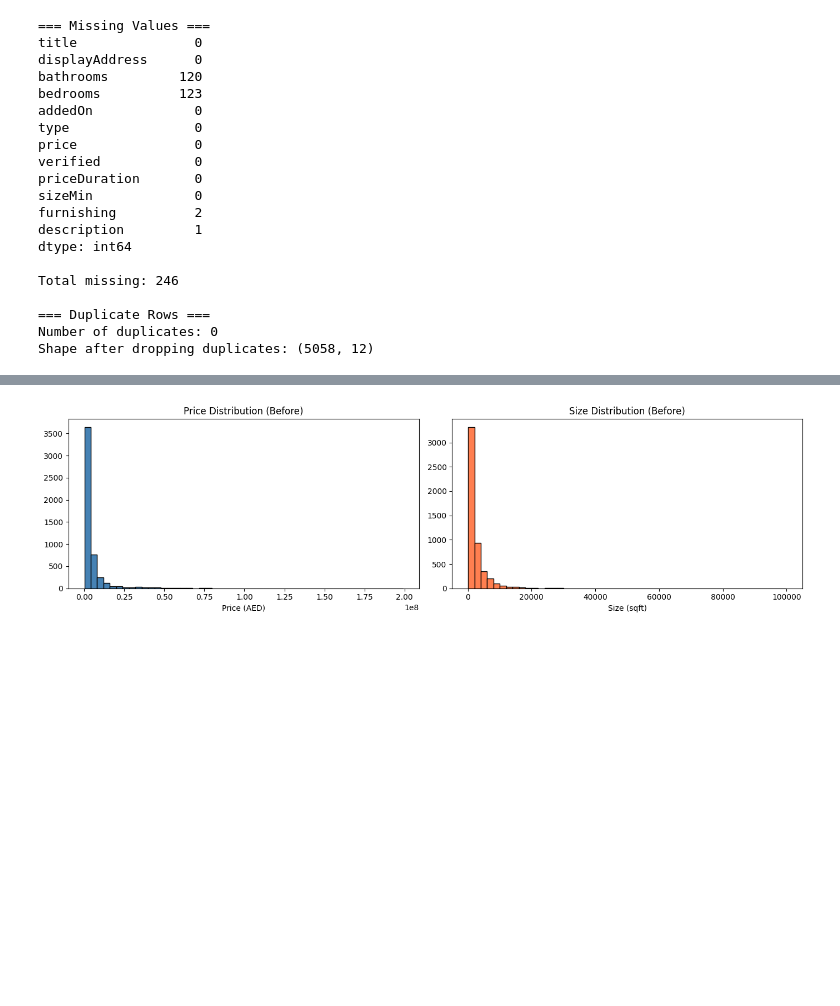
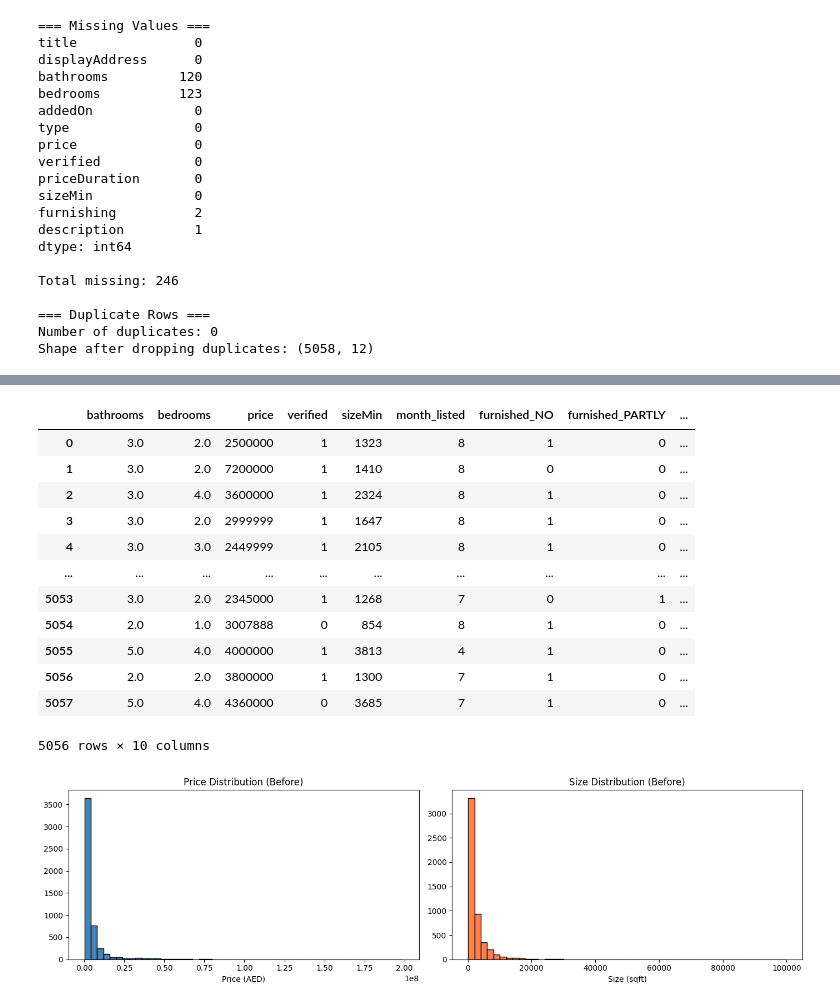
Before and after one commit to Jan-Hrusa/CSCI323_Project, a Jupyter notebook: CSCI323_PROJECT.ipynb, the cells around one changed output, grey strips where cells are left out. Saved outputs shown, nothing was run; the diff lists cells and outputs as text; code cells hidden in the pictures; blank space fills up the shorter version.

```diff
--- a/CSCI323_PROJECT.ipynb
+++ b/CSCI323_PROJECT.ipynb
@@ -167,3 +204,11 @@ sizeMin           0
 furnishing        0
 month_listed      0
 dtype: int64
+# %%
+# Encode Categorical Variables
+
+# 'verified': convert bool to int (True=1, False=0)
+df['verified'] = df['verified'].map({True: 1, False: 0})
+print("'verified' encoded: True -> 1, False -> 0")
+
+df
@@ -169,0 +230,6 @@ dtype: int64
+# %%
+# 'furnishing': one-hot encode (NO / YES / PARTLY)
+# drop_first=False so all 3 categories are visible and explainable
+
+df = pd.get_dummies(df, columns=['furnishing'], drop_first=False, sparse=False, prefix='furnished', dtype=int)
+df.info()
@@ -170,32 +254,26 @@ dtype: int64
 # %%
-# ─────────────────────────────────────────────
-# CELL 5 — Encode Categorical Variables
-# ─────────────────────────────────────────────
-
-# 'verified': convert bool to int (True=1, False=0)
-df['verified'] = df['verified'].astype(int)
-print("'verified' encoded: True→1, False→0")
-
-# 'furnishing': one-hot encode (NO / YES / PARTLY)
-# drop_first=False so all 3 categories are visible and explainable
-df = pd.get_dummies(df, columns=['furnishing'], prefix='furnished')
-print("'furnishing' one-hot encoded into columns:",
-      [c for c in df.columns if c.startswith('furnished')])
-
 # 'displayAddress': extract the city/area (last part after last comma)
 # e.g. "Binghatti Canal, Business Bay, Dubai" → "Dubai"
-df['city'] = df['displayAddress'].str.split(',').str[-1].str.strip()
+df['city'] = df['displayAddress'].str.split(',', n=1).str[1].str.strip()
+
 print(f"\nUnique cities extracted: {df['city'].nunique()}")
 print(df['city'].value_counts().head(10))
 
-# Label encode 'city' (too many unique values for one-hot)
-from sklearn.preprocessing import LabelEncoder
-le = LabelEncoder()
-df['city_encoded'] = le.fit_transform(df['city'])
+target_encoder = TargetEncoder(target_type='continuous')
+
+# Fit and transform using 'price' as the target
+df['city_encoded'] = target_encoder.fit_transform(
+    X=df[['city']],
+    y=df['price']
+)
+
+# Drop original columns
 df = df.drop(columns=['displayAddress', 'city'])
-print("\n'displayAddress' → label-encoded as 'city_encoded', original dropped")
+
+print("\n'displayAddress' → target-encoded as 'city_encoded' (using price), originals dropped")
 
 print("\n=== Final Columns ===")
 print(df.columns.tolist())
 print("\nShape:", df.shape)
+df
 # %% [output]
@@ -219 +300,14 @@ Shape: (5058, 10)
+|  | bathrooms | bedrooms | price | verified | sizeMin | month_listed | furnished_NO | furnished_PARTLY | ... |
+| 0 | 3.0 | 2.0 | 2500000 | 1 | 1323 | 8 | 1 | 0 | ... |
+| 1 | 3.0 | 2.0 | 7200000 | 1 | 1410 | 8 | 0 | 0 | ... |
+| 2 | 3.0 | 4.0 | 3600000 | 1 | 2324 | 8 | 1 | 0 | ... |
+| 3 | 3.0 | 2.0 | 2999999 | 1 | 1647 | 8 | 1 | 0 | ... |
+| 4 | 3.0 | 3.0 | 2449999 | 1 | 2105 | 8 | 1 | 0 | ... |
+| ... | ... | ... | ... | ... | ... | ... | ... | ... | ... |
+| 5053 | 3.0 | 2.0 | 2345000 | 1 | 1268 | 7 | 0 | 1 | ... |
+| 5054 | 2.0 | 1.0 | 3007888 | 0 | 854 | 8 | 1 | 0 | ... |
+| 5055 | 5.0 | 4.0 | 4000000 | 1 | 3813 | 4 | 1 | 0 | ... |
+| 5056 | 2.0 | 2.0 | 3800000 | 1 | 1300 | 7 | 1 | 0 | ... |
+| 5057 | 5.0 | 4.0 | 4360000 | 0 | 3685 | 7 | 1 | 0 | ... |
+5056 rows × 10 columns
 # %%
```
Also changed, not shown: parts of 15 cells of this notebook, 1 other file.
